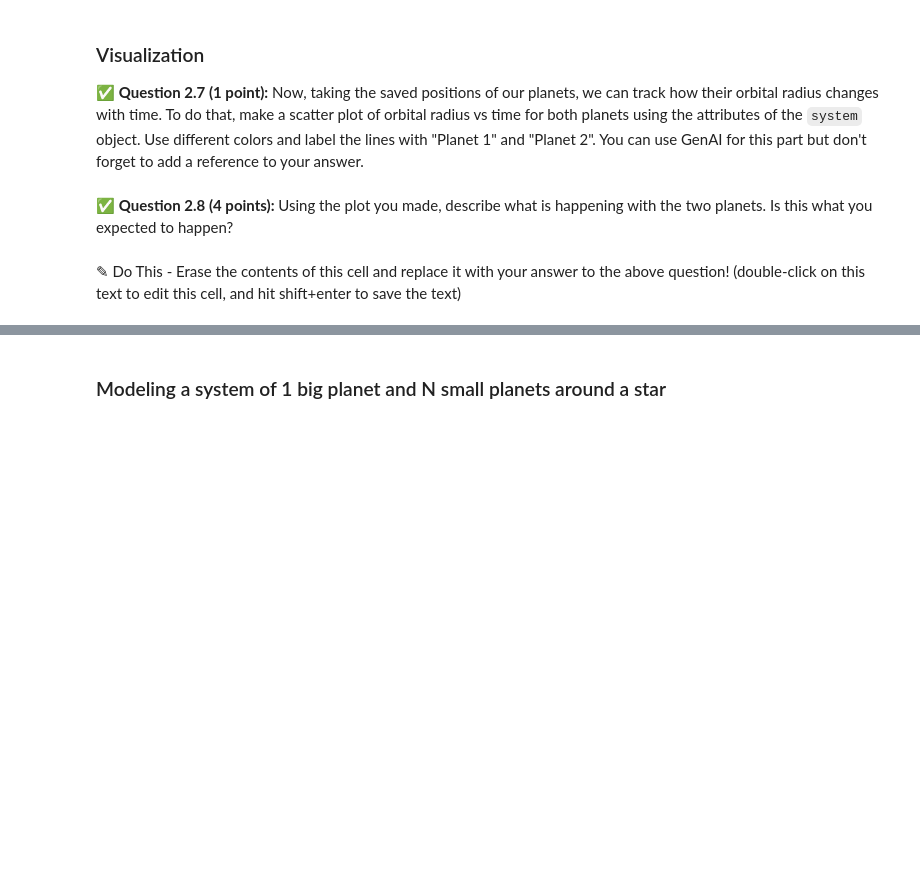
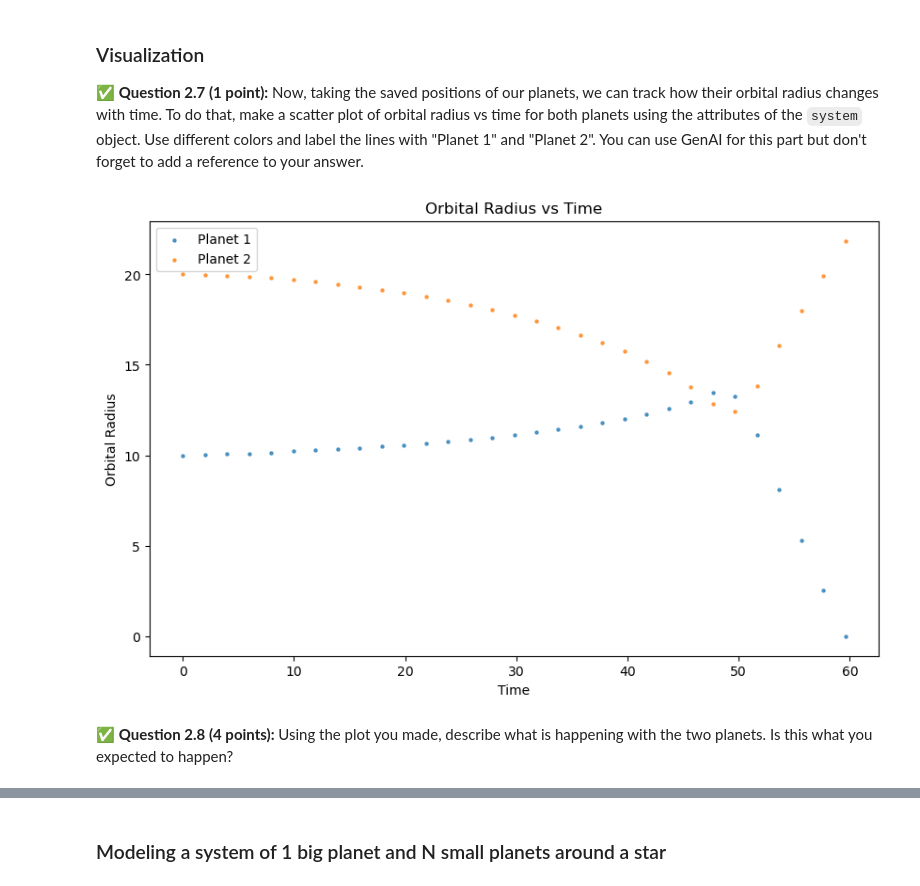
Before and after one commit to patrickw03/CMSE202-f25-turnin, a Jupyter notebook: hw-02/HW02_Part1-Orbits-SS25-STUDENT.ipynb, the cells around one changed output, grey strips where cells are left out. Drawn from its saved outputs; the diff is of its cells as text; code cells hidden in the pictures; blank space fills up the shorter version.

```diff
--- a/hw-02/HW02_Part1-Orbits-SS25-STUDENT.ipynb
+++ b/hw-02/HW02_Part1-Orbits-SS25-STUDENT.ipynb
@@ -338,4 +514,80 @@ system.evolve(2000)
+# %%
+def calculate_forces(planet1, planet2):
+    force_x = planet2.mass * planet1.mass * (planet2.x - planet1.x) / ((planet2.x - planet1.x)**2 + (planet2.y - planet1.y)**2)**(1.5)
+    force_y = planet2.mass * planet1.mass * (planet2.y - planet1.y) / ((planet2.x - planet1.x)**2 + (planet2.y - planet1.y)**2)**(1.5)
+    force_radial = force_x * planet1.x/planet1.radius + force_y * planet1.y/planet1.radius
+    return force_radial
+
+def take_step(planet, force, delta_time):
+    acceleration = force / planet.mass
+    radius_change = 0.5 * acceleration * delta_time**2 + planet.velocity_radial * delta_time
+    velocity_change = acceleration * delta_time
+    planet.radius += radius_change
+    planet.x = planet.radius * np.cos(2 * np.pi * delta_time / planet.orbital_period)
+    planet.y = planet.radius * np.sin(2 * np.pi * delta_time / planet.orbital_period)
+    planet.velocity_radial += velocity_change
+    if planet.radius < np.sqrt(0.02):
+        planet.radius = 0
+        planet.status = "Terminated"
+    planet.orbital_period = 2 * np.pi * np.sqrt(planet.radius**3 / planet.star_mass)
+
+class Planet:
+    def __init__(self, mass, radius, star_mass):
+        self.mass = mass
+        self.radius = radius
+        self.star_mass = star_mass
+        self.orbital_period = 2 * np.pi * np.sqrt(radius**3 / star_mass)
+        self.velocity_radial = 0.0
+        self.x = radius
+        self.y = 0.0
+        self.status = "Active"
+
+class System:
+    def __init__(self, star_mass, planet1, planet2):
+        self.star_mass = star_mass
+        self.planet1 = planet1
+        self.planet2 = planet2
+        self.planet1_pos = [[0.0, planet1.radius]]
+        self.planet2_pos = [[0.0, planet2.radius]]
+
+    def evolve(self, time):
+        t = 0.0
+        delta_time = self.planet1.orbital_period / 5
+        while t < time:
+            if self.planet1.status == "Active" and self.planet2.status == "Active":
+                distance_squared = (self.planet1.x - self.planet2.x)**2 + (self.planet1.y - self.planet2.y)**2
+                if distance_squared >= 0.02:
+                    total_force_planet1 = calculate_forces(self.planet1, self.planet2)
+                    total_force_planet2 = calculate_forces(self.planet2, self.planet1)
+
+                    take_step(self.planet1, total_force_planet1, delta_time)
+                    take_step(self.planet2, total_force_planet2, delta_time)
+
+            t += delta_time
+            self.planet1_pos.append([t, self.planet1.radius])
+            self.planet2_pos.append([t, self.planet2.radius])
+
+            if self.planet1.status == "Terminated" or self.planet2.status == "Terminated":
+                break
+
+pl1 = Planet(1, 10, 400)
+pl2 = Planet(1, 20, 400)
+system = System(400, pl1, pl2)
+
+system.evolve(2000)
+
+planet1_times, planet1_radii = zip(*system.planet1_pos)
+planet2_times, planet2_radii = zip(*system.planet2_pos)
+
+plt.figure(figsize=(10, 6))
+plt.scatter(planet1_times, planet1_radii, s=5, label='Planet 1', alpha=0.7)
+plt.scatter(planet2_times, planet2_radii, s=5, label='Planet 2', alpha=0.7)
+plt.title("Orbital Radius vs Time")
+plt.xlabel("Time")
+plt.ylabel("Orbital Radius")
+plt.legend()
+plt.show()
+# %% [output]
+[figure, added]
 # %% [markdown]
 ✅ **Question 2.8 (4 points):** Using the plot you made, describe what is happening with the two planets. Is this what you expected to happen?
-# %% [markdown]
-✎ Do This - Erase the contents of this cell and replace it with your answer to the above question! (double-click on this text to edit this cell, and hit shift+enter to save the text)
```
Also changed, not shown: parts of 28 cells of this notebook.
